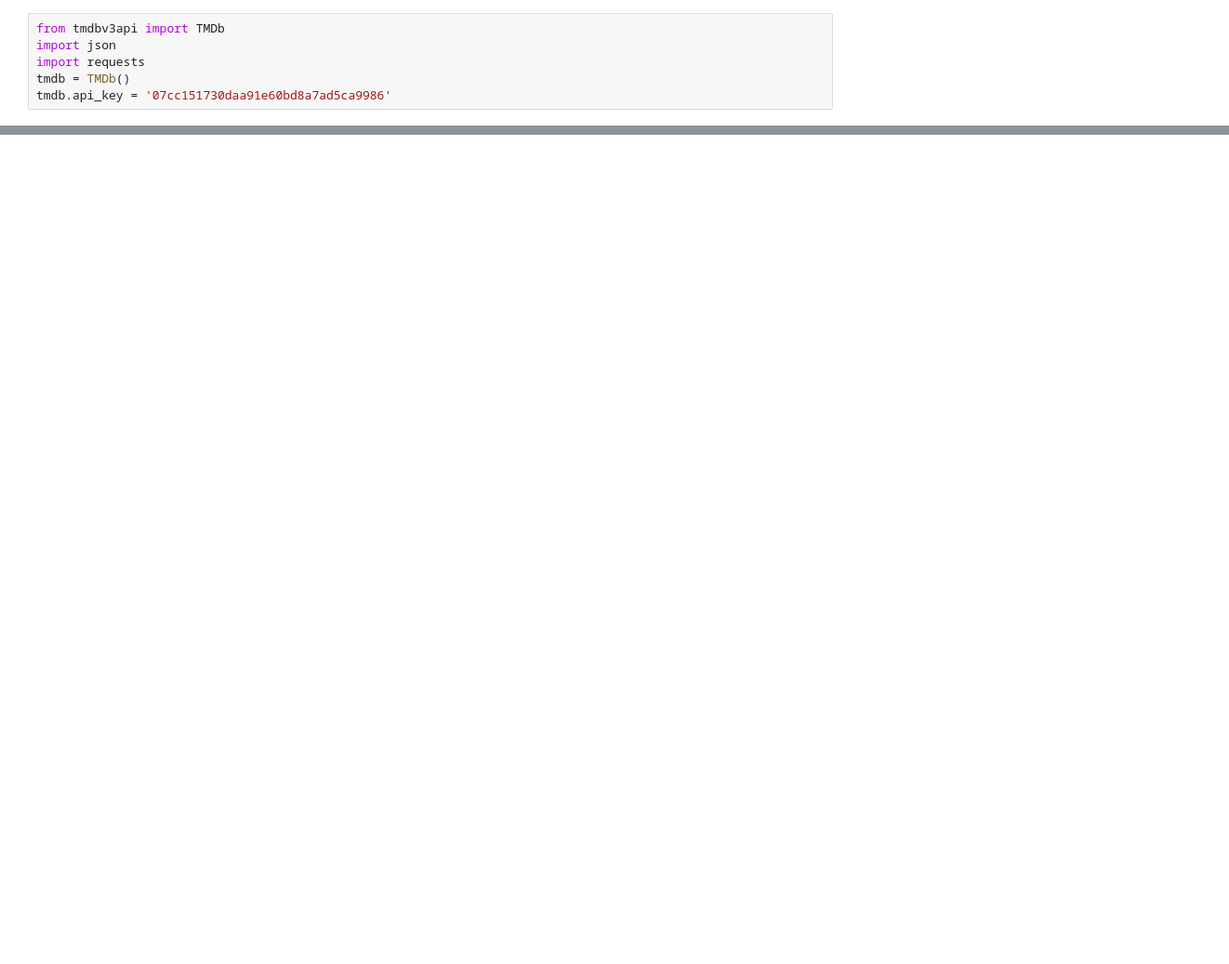
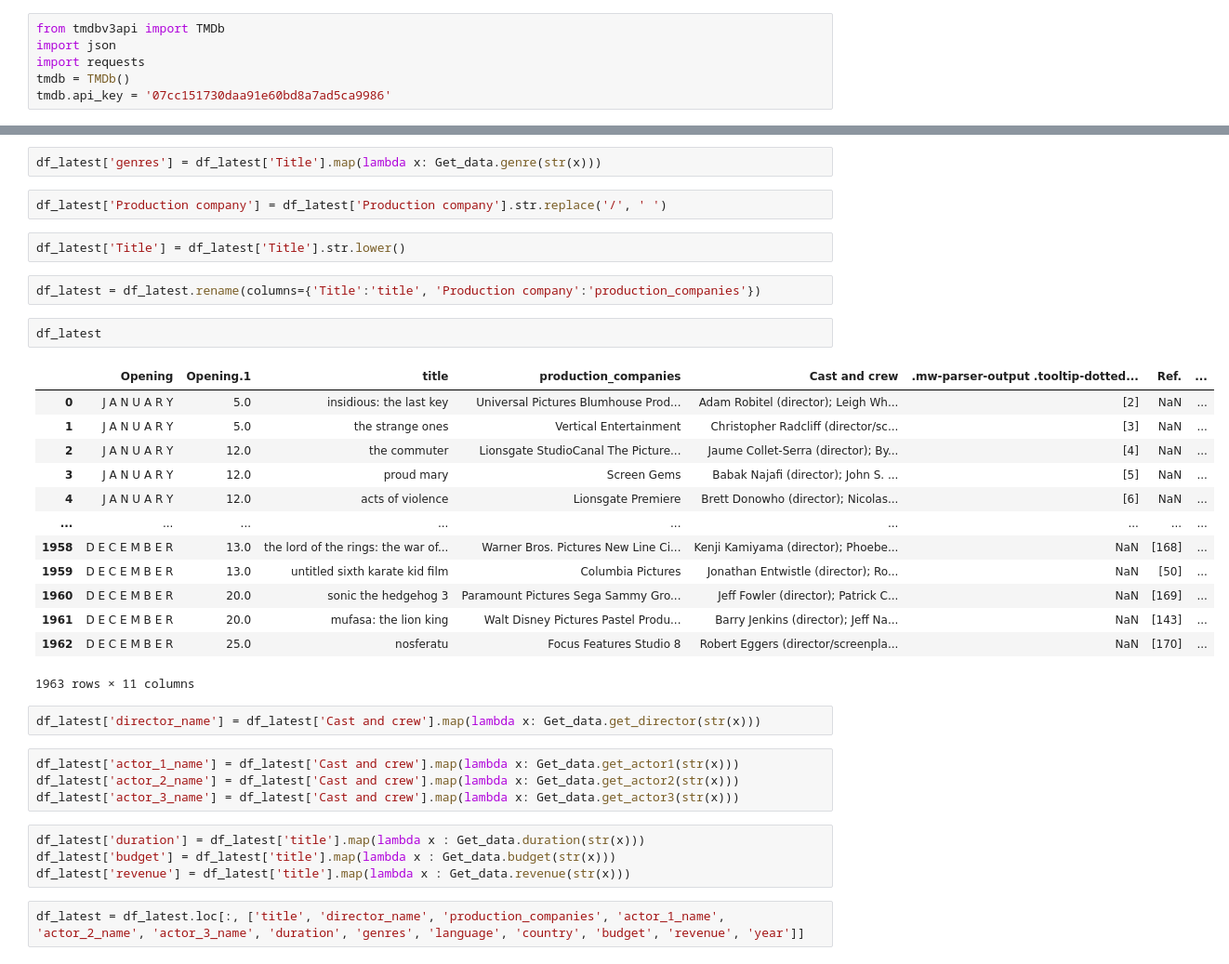
Before and after one commit to remon-rakibul/movie-dataset-2023, a Jupyter notebook: latest_data_aquisition.ipynb, the cells around one changed output, grey strips where cells are left out. Shown: that part at 93% size. Drawn from its saved outputs; the diff is of its cells as text; blank space fills up the shorter version.

Commit message:
feat: data acquisition completed

```diff
--- a/latest_data_aquisition.ipynb
+++ b/latest_data_aquisition.ipynb
@@ -190,0 +310,36 @@ False
+# %%
+df_latest['genres'] = df_latest['Title'].map(lambda x: Get_data.genre(str(x)))
+# %%
+df_latest['Production company'] = df_latest['Production company'].str.replace('/', ' ')
+# %%
+df_latest['Title'] = df_latest['Title'].str.lower()
+# %%
+df_latest = df_latest.rename(columns={'Title':'title', 'Production company':'production_companies'})
+# %%
+df_latest
+# %% [output]
+|  | Opening | Opening.1 | title | production_companies | Cast and crew | .mw-parser-output .tooltip-dotted... | Ref. | ... |
+| 0 | J A N U A R Y | 5.0 | insidious: the last key | Universal Pictures Blumhouse Prod... | Adam Robitel (director); Leigh Wh... | [2] | NaN | ... |
+| 1 | J A N U A R Y | 5.0 | the strange ones | Vertical Entertainment | Christopher Radcliff (director/sc... | [3] | NaN | ... |
+| 2 | J A N U A R Y | 12.0 | the commuter | Lionsgate StudioCanal The Picture... | Jaume Collet-Serra (director); By... | [4] | NaN | ... |
+| 3 | J A N U A R Y | 12.0 | proud mary | Screen Gems | Babak Najafi (director); John S. ... | [5] | NaN | ... |
+| 4 | J A N U A R Y | 12.0 | acts of violence | Lionsgate Premiere | Brett Donowho (director); Nicolas... | [6] | NaN | ... |
+| ... | ... | ... | ... | ... | ... | ... | ... | ... |
+| 1958 | D E C E M B E R | 13.0 | the lord of the rings: the war of... | Warner Bros. Pictures New Line Ci... | Kenji Kamiyama (director); Phoebe... | NaN | [168] | ... |
+| 1959 | D E C E M B E R | 13.0 | untitled sixth karate kid film | Columbia Pictures | Jonathan Entwistle (director); Ro... | NaN | [50] | ... |
+| 1960 | D E C E M B E R | 20.0 | sonic the hedgehog 3 | Paramount Pictures Sega Sammy Gro... | Jeff Fowler (director); Patrick C... | NaN | [169] | ... |
+| 1961 | D E C E M B E R | 20.0 | mufasa: the lion king | Walt Disney Pictures Pastel Produ... | Barry Jenkins (director); Jeff Na... | NaN | [143] | ... |
+| 1962 | D E C E M B E R | 25.0 | nosferatu | Focus Features Studio 8 | Robert Eggers (director/screenpla... | NaN | [170] | ... |
+1963 rows × 11 columns
+# %%
+df_latest['director_name'] = df_latest['Cast and crew'].map(lambda x: Get_data.get_director(str(x)))
+# %%
+df_latest['actor_1_name'] = df_latest['Cast and crew'].map(lambda x: Get_data.get_actor1(str(x)))
+df_latest['actor_2_name'] = df_latest['Cast and crew'].map(lambda x: Get_data.get_actor2(str(x)))
+df_latest['actor_3_name'] = df_latest['Cast and crew'].map(lambda x: Get_data.get_actor3(str(x)))
+# %%
+df_latest['duration'] = df_latest['title'].map(lambda x : Get_data.duration(str(x)))
+df_latest['budget'] = df_latest['title'].map(lambda x : Get_data.budget(str(x)))
+df_latest['revenue'] = df_latest['title'].map(lambda x : Get_data.revenue(str(x)))
+# %%
+df_latest = df_latest.loc[:, ['title', 'director_name', 'production_companies', 'actor_1_name', 'actor_2_name', 'actor_3_name', 'duration', 'genres', 'language', 'country', 'budget', 'revenue', 'year']]
```
Also changed, not shown: parts of 18 cells of this notebook, 1 other file.
